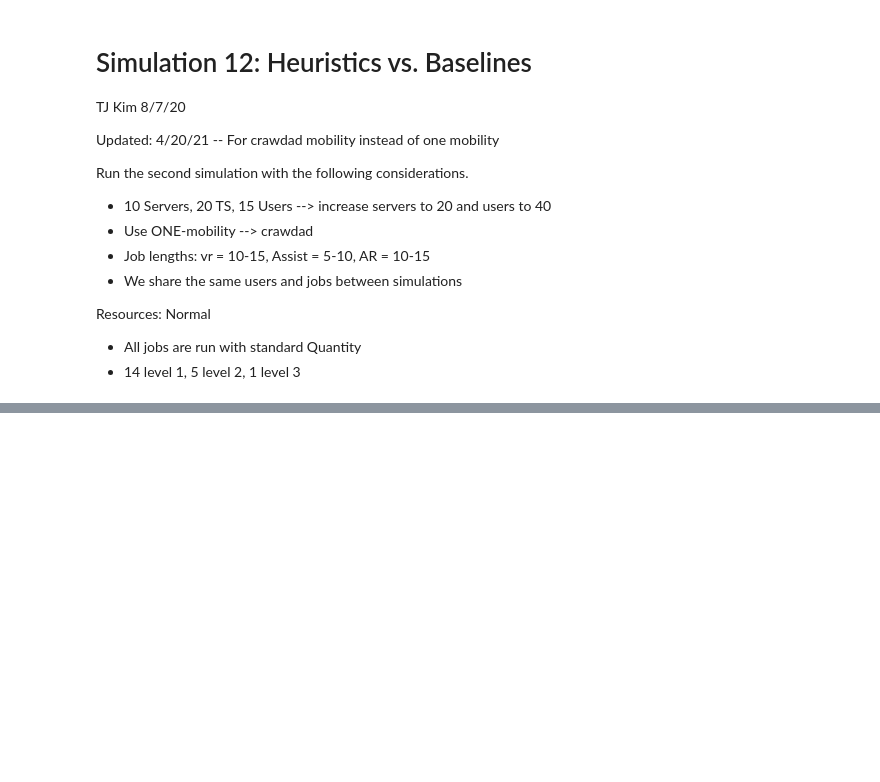
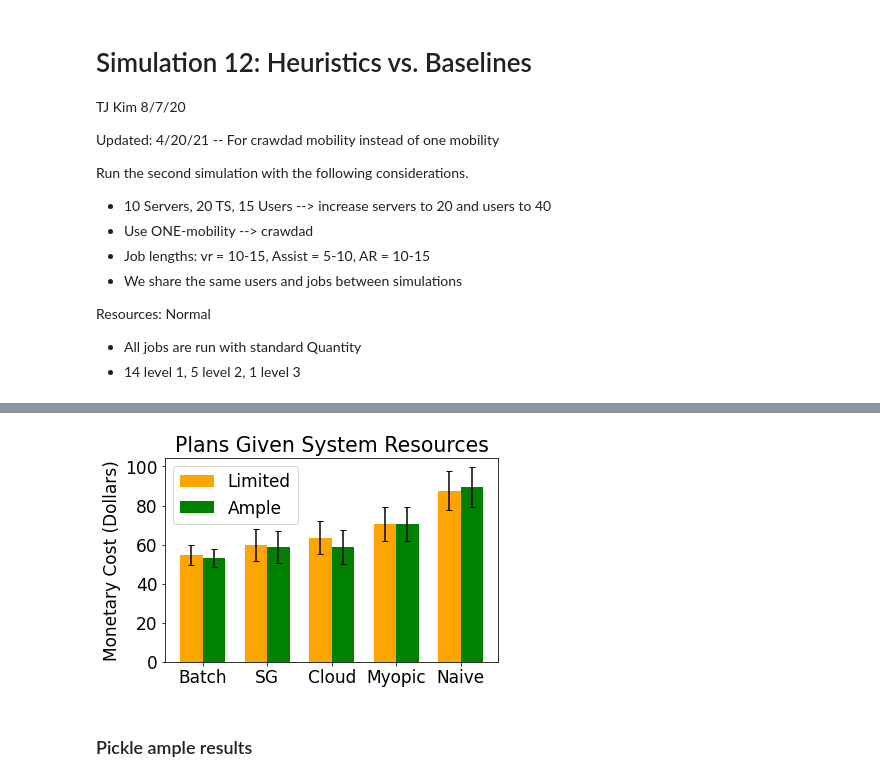
Before and after one commit to tj-kim/MEC_python, a Jupyter notebook: simulations/sim 12 Hueristic v Baselines WiOpt Crawdad .ipynb, the cells around one changed output, grey strips where cells are left out. Saved outputs shown, nothing was run; the diff lists cells and outputs as text; code cells hidden in the pictures; blank space fills up the shorter version.

```diff
--- a/simulations/sim 12 Hueristic v Baselines WiOpt Crawdad .ipynb
+++ b/simulations/sim 12 Hueristic v Baselines WiOpt Crawdad .ipynb
@@ -312,0 +375,70 @@ pickle.dump(cost_stores_dic, open(os.path.curdir + "/sim_store/sim12/cost_store_
+# %%
+# Plot the plot
+import matplotlib
+import matplotlib.pyplot as plt
+
+# Set Font Size Limitations
+font = {'family' : 'normal',
+        'weight' : 'normal',
+        'size'   : 17}
+
+matplotlib.rc('font', **font)
+
+# Set Labels
+labels = ['Batch', 'SG', 'Cloud', 'Myopic', 'Naive']
+
+# Obtain Values to Plot
+lim_means = [np.mean(Batch_total_sum),
+             np.mean(SG_total_sum),
+             np.mean(Cloud_total_sum),
+             np.mean(Myopic_total_sum),
+            np.mean(Naive_total_sum)]
+
+ample_means= [np.mean(Batch_total_sum_ample),
+             np.mean(SG_total_sum_ample),
+             np.mean(Cloud_total_sum_ample),
+             np.mean(Myopic_total_sum_ample),
+             np.mean(Naive_total_sum_ample)]
+
+lim_std = [np.std(Batch_total_sum),
+           np.std(SG_total_sum),
+           np.std(Cloud_total_sum),
+           np.std(Myopic_total_sum),
+           np.std(Naive_total_sum)]
+
+ample_std = [np.std(Batch_total_sum_ample),
+             np.std(SG_total_sum_ample),
+             np.std(Cloud_total_sum_ample),
+             np.std(Myopic_total_sum_ample),
+             np.std(Naive_total_sum_ample)]
+
+
+
+x = np.arange(len(labels))  # the label locations
+width = 0.35  # the width of the bars
+
+fig, ax = plt.subplots()
+rects1 = ax.bar(x = x-width/2, height =  lim_means, yerr = lim_std,
+                capsize = 3, width = width, label='Limited', color='orange')
+rects2 = ax.bar(x = x+width/2, height = ample_means, yerr = ample_std,
+                capsize = 3, width = width, label='Ample', color = 'green')
+
+
+# Add some text for labels, title and custom x-axis tick labels, etc.
+#ax.set_xlabel('Plan Type')
+ax.set_ylabel('Monetary Cost (Dollars)')
+ax.set_title('Plans Given System Resources')
+ax.set_xticks(x)
+ax.set_xticklabels(labels)
+ax.legend()
+
+# Set Y axis to zero
+plt.ylim(0,)
+
+fig.tight_layout()
+
+plt.show()
+# %% [output]
+[figure, added]
+# %% [markdown]
+### Pickle ample results
```
Also changed, not shown: parts of 8 cells of this notebook, 5 other files.
